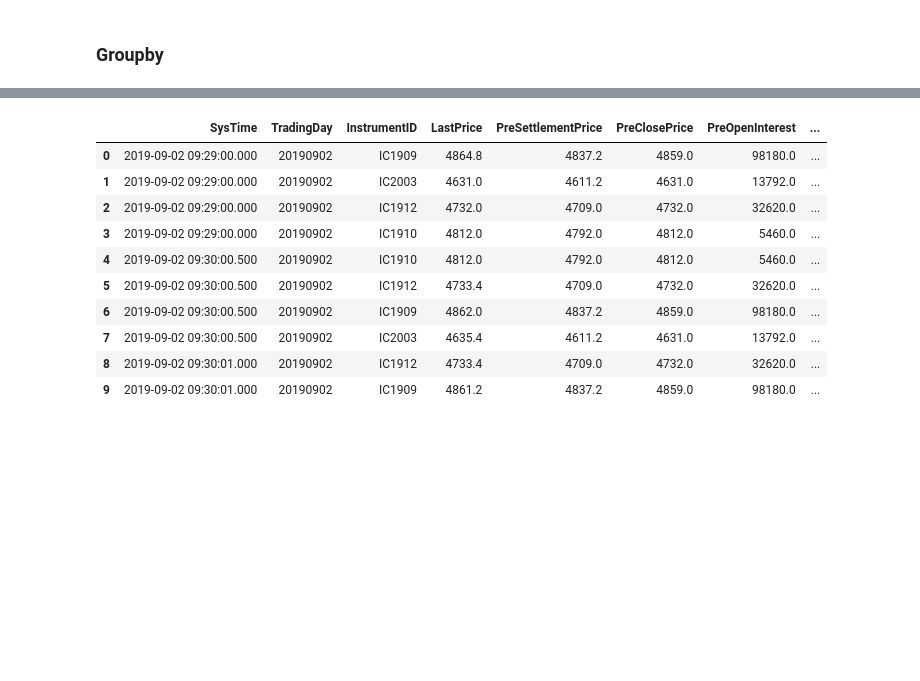
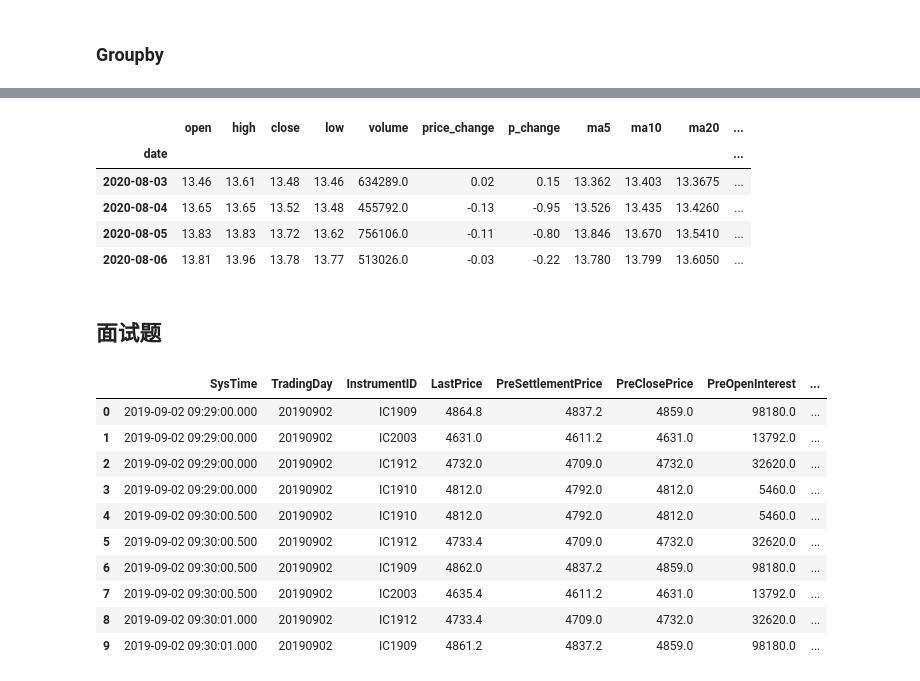
Before and after one commit to Yanie1asdfg/Quant-Lectures, a Jupyter notebook: 1.5 pandas.ipynb, the cells around one changed output, grey strips where cells are left out. Cells and saved outputs as stored; diff of their text form; code cells hidden in the pictures; blank space fills up the shorter version.

```diff
--- a/1.5 pandas.ipynb
+++ b/1.5 pandas.ipynb
@@ -786,3 +935,15 @@ df1.size
+# %%
+df1.index= pd.DatetimeIndex(df1.index)
+df1.resample('D').first()  #mean(),max(),min(),last()
+# %% [output]
+|  | open | high | close | low | volume | price_change | p_change | ma5 | ma10 | ma20 | ... |
+| date |  |  |  |  |  |  |  |  |  |  | ... |
+| 2020-08-03 | 13.46 | 13.61 | 13.48 | 13.46 | 634289.0 | 0.02 | 0.15 | 13.362 | 13.403 | 13.3675 | ... |
+| 2020-08-04 | 13.65 | 13.65 | 13.52 | 13.48 | 455792.0 | -0.13 | -0.95 | 13.526 | 13.435 | 13.4260 | ... |
+| 2020-08-05 | 13.83 | 13.83 | 13.72 | 13.62 | 756106.0 | -0.11 | -0.80 | 13.846 | 13.670 | 13.5410 | ... |
+| 2020-08-06 | 13.81 | 13.96 | 13.78 | 13.77 | 513026.0 | -0.03 | -0.22 | 13.780 | 13.799 | 13.6050 | ... |
+# %% [markdown]
+## 面试题
 # %%
 #  iid_list 是 tick 级数据，按照合约（InstrumentID）分成不同的 df（以 SysTime 为轴，按照分钟对LastPrice的最大值的最小值进行重采样）
 # %%
```
Also changed, not shown: parts of 29 cells of this notebook.
